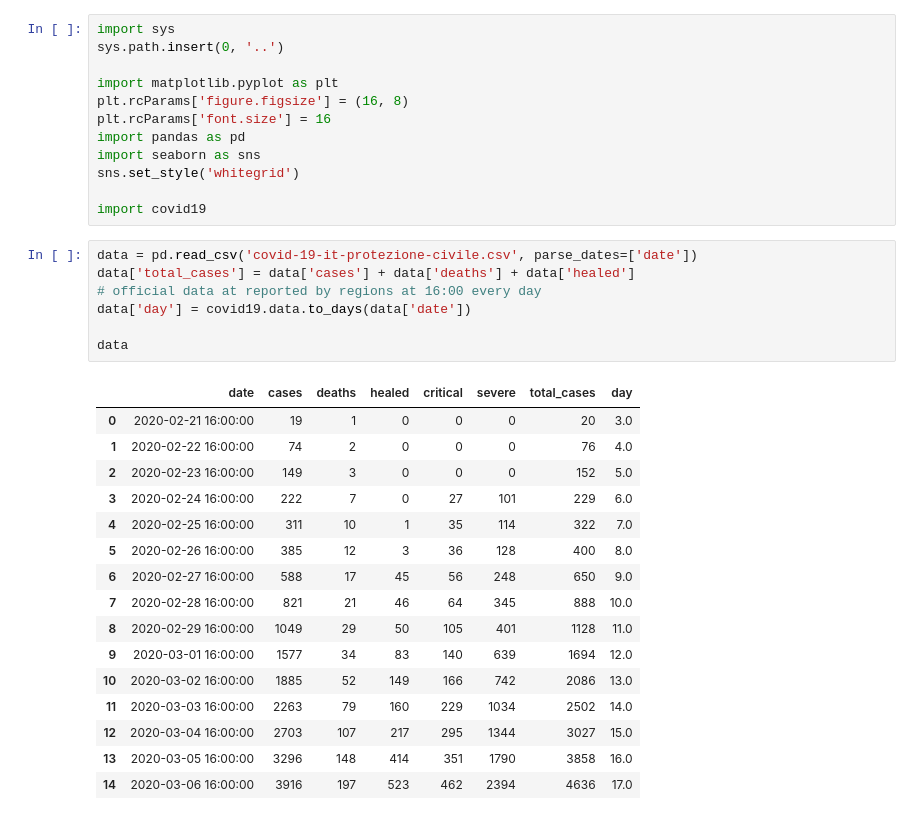
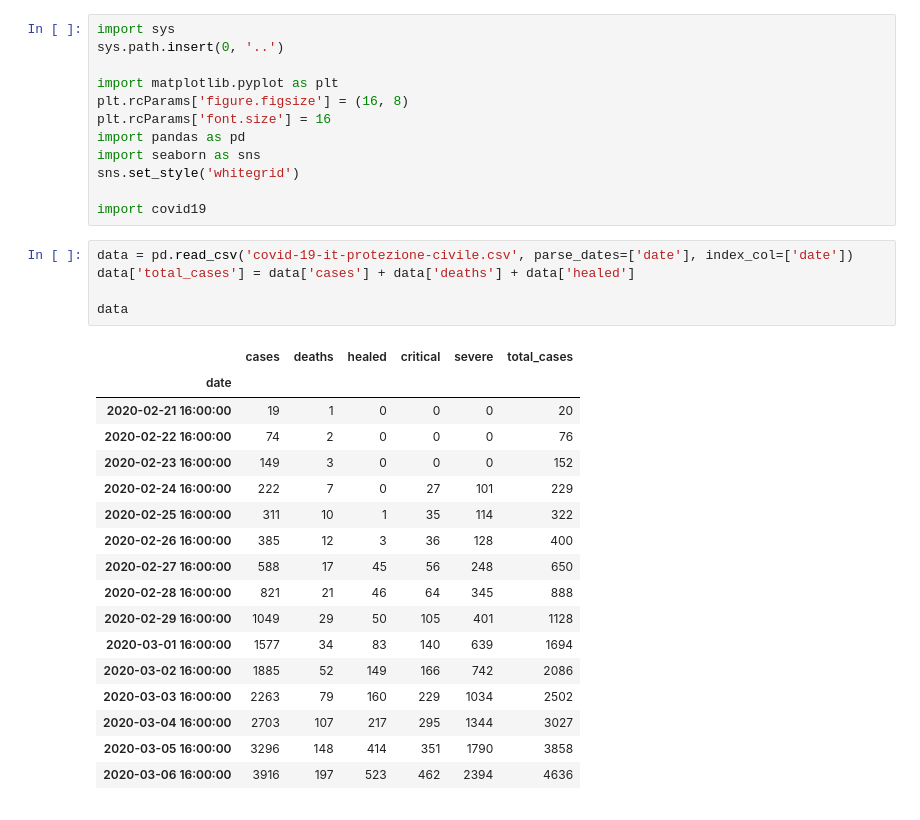
Before and after one commit to alexamici/covid-19-notebooks, a Jupyter notebook: notebooks/italy-situation-report.ipynb, the cells around one changed output. Cells and saved outputs as stored; diff of their text form.

```diff
--- a/notebooks/italy-situation-report.ipynb
+++ b/notebooks/italy-situation-report.ipynb
@@ -16,26 +16,25 @@ sns.set_style('whitegrid')
 
 import covid19
 # %%
-data = pd.read_csv('covid-19-it-protezione-civile.csv', parse_dates=['date'])
+data = pd.read_csv('covid-19-it-protezione-civile.csv', parse_dates=['date'], index_col=['date'])
 data['total_cases'] = data['cases'] + data['deaths'] + data['healed']
-# official data at reported by regions at 16:00 every day
-data['day'] = covid19.data.to_days(data['date'])
 
 data
 # %% [output]
-|  | date | cases | deaths | healed | critical | severe | total_cases | day |
-| 0 | 2020-02-21 16:00:00 | 19 | 1 | 0 | 0 | 0 | 20 | 3.0 |
-| 1 | 2020-02-22 16:00:00 | 74 | 2 | 0 | 0 | 0 | 76 | 4.0 |
-| 2 | 2020-02-23 16:00:00 | 149 | 3 | 0 | 0 | 0 | 152 | 5.0 |
-| 3 | 2020-02-24 16:00:00 | 222 | 7 | 0 | 27 | 101 | 229 | 6.0 |
-| 4 | 2020-02-25 16:00:00 | 311 | 10 | 1 | 35 | 114 | 322 | 7.0 |
-| 5 | 2020-02-26 16:00:00 | 385 | 12 | 3 | 36 | 128 | 400 | 8.0 |
-| 6 | 2020-02-27 16:00:00 | 588 | 17 | 45 | 56 | 248 | 650 | 9.0 |
-| 7 | 2020-02-28 16:00:00 | 821 | 21 | 46 | 64 | 345 | 888 | 10.0 |
-| 8 | 2020-02-29 16:00:00 | 1049 | 29 | 50 | 105 | 401 | 1128 | 11.0 |
-| 9 | 2020-03-01 16:00:00 | 1577 | 34 | 83 | 140 | 639 | 1694 | 12.0 |
-| 10 | 2020-03-02 16:00:00 | 1885 | 52 | 149 | 166 | 742 | 2086 | 13.0 |
-| 11 | 2020-03-03 16:00:00 | 2263 | 79 | 160 | 229 | 1034 | 2502 | 14.0 |
-| 12 | 2020-03-04 16:00:00 | 2703 | 107 | 217 | 295 | 1344 | 3027 | 15.0 |
-| 13 | 2020-03-05 16:00:00 | 3296 | 148 | 414 | 351 | 1790 | 3858 | 16.0 |
-| 14 | 2020-03-06 16:00:00 | 3916 | 197 | 523 | 462 | 2394 | 4636 | 17.0 |
+|  | cases | deaths | healed | critical | severe | total_cases |
+| date |  |  |  |  |  |  |
+| 2020-02-21 16:00:00 | 19 | 1 | 0 | 0 | 0 | 20 |
+| 2020-02-22 16:00:00 | 74 | 2 | 0 | 0 | 0 | 76 |
+| 2020-02-23 16:00:00 | 149 | 3 | 0 | 0 | 0 | 152 |
+| 2020-02-24 16:00:00 | 222 | 7 | 0 | 27 | 101 | 229 |
+| 2020-02-25 16:00:00 | 311 | 10 | 1 | 35 | 114 | 322 |
+| 2020-02-26 16:00:00 | 385 | 12 | 3 | 36 | 128 | 400 |
+| 2020-02-27 16:00:00 | 588 | 17 | 45 | 56 | 248 | 650 |
+| 2020-02-28 16:00:00 | 821 | 21 | 46 | 64 | 345 | 888 |
+| 2020-02-29 16:00:00 | 1049 | 29 | 50 | 105 | 401 | 1128 |
+| 2020-03-01 16:00:00 | 1577 | 34 | 83 | 140 | 639 | 1694 |
+| 2020-03-02 16:00:00 | 1885 | 52 | 149 | 166 | 742 | 2086 |
+| 2020-03-03 16:00:00 | 2263 | 79 | 160 | 229 | 1034 | 2502 |
+| 2020-03-04 16:00:00 | 2703 | 107 | 217 | 295 | 1344 | 3027 |
+| 2020-03-05 16:00:00 | 3296 | 148 | 414 | 351 | 1790 | 3858 |
+| 2020-03-06 16:00:00 | 3916 | 197 | 523 | 462 | 2394 | 4636 |
```
Also changed, not shown: parts of 4 cells of this notebook, 3 other files.
